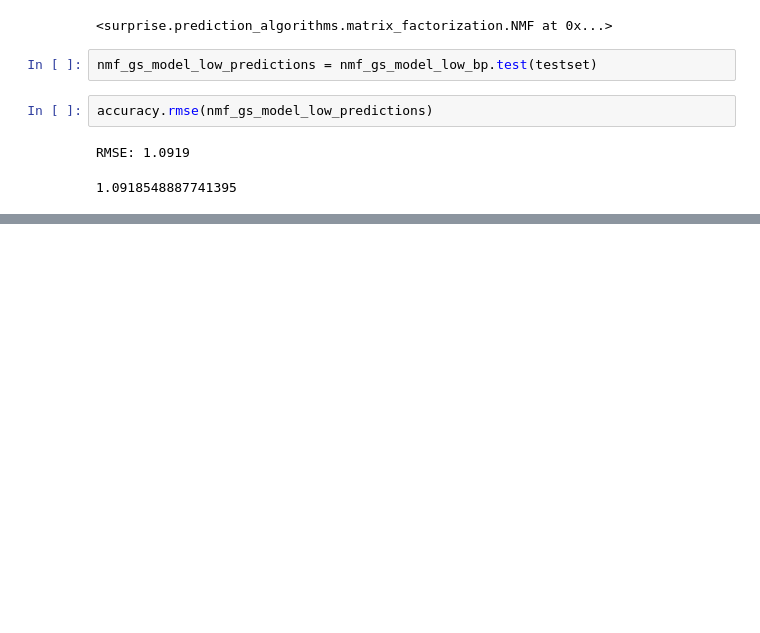
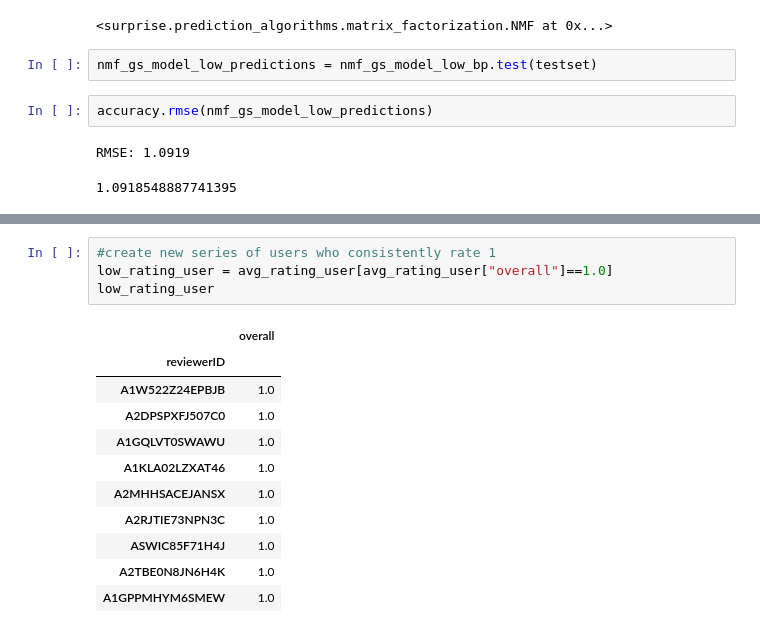
Before and after one commit to zander1268/Recommendation-Systems, a Jupyter notebook: meg_notebook.ipynb, the cells around one changed output, grey strips where cells are left out. Cells and saved outputs as stored; diff of their text form; blank space fills up the shorter version.

```diff
--- a/meg_notebook.ipynb
+++ b/meg_notebook.ipynb
@@ -438,0 +485,16 @@ RMSE: 1.0919
+# %%
+#create new series of users who consistently rate 1
+low_rating_user = avg_rating_user[avg_rating_user["overall"]==1.0]
+low_rating_user
+# %% [output]
+|  | overall |
+| reviewerID |  |
+| A1W522Z24EPBJB | 1.0 |
+| A2DPSPXFJ507C0 | 1.0 |
+| A1GQLVT0SWAWU | 1.0 |
+| A1KLA02LZXAT46 | 1.0 |
+| A2MHHSACEJANSX | 1.0 |
+| A2RJTIE73NPN3C | 1.0 |
+| ASWIC85F71H4J | 1.0 |
+| A2TBE0N8JN6H4K | 1.0 |
+| A1GPPMHYM6SMEW | 1.0 |
```
Also changed, not shown: parts of 12 cells of this notebook.
